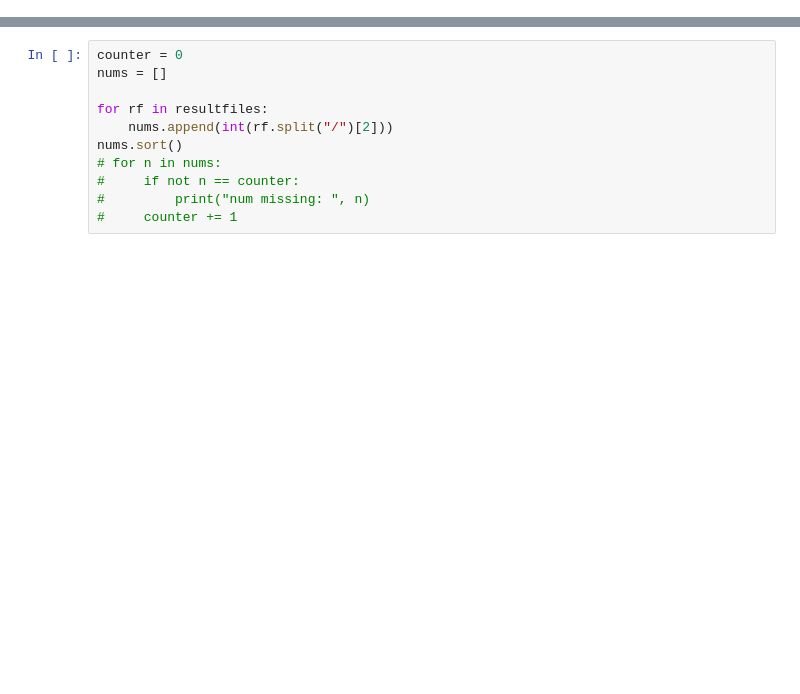
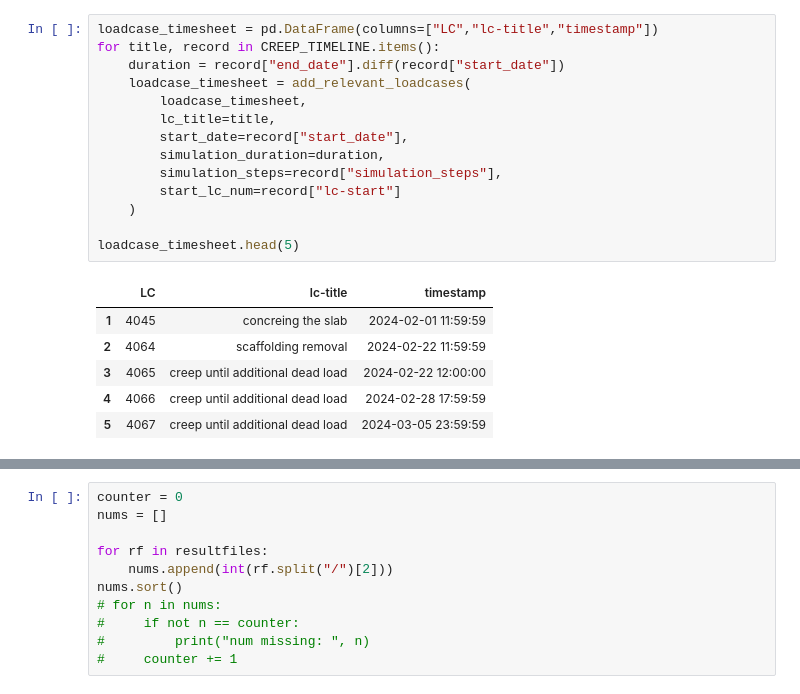
Before and after one commit to DavidSilhanek/TUD, a Jupyter notebook: postprocess_qmc_collect.ipynb, the cells around one changed output, grey strips where cells are left out. Drawn from its saved outputs; the diff is of its cells as text; blank space fills up the shorter version.

```diff
--- a/postprocess_qmc_collect.ipynb
+++ b/postprocess_qmc_collect.ipynb
@@ -8,0 +166,21 @@ import seaborn as sns
+# %%
+loadcase_timesheet = pd.DataFrame(columns=["LC","lc-title","timestamp"])
+for title, record in CREEP_TIMELINE.items():
+    duration = record["end_date"].diff(record["start_date"])
+    loadcase_timesheet = add_relevant_loadcases(
+        loadcase_timesheet,
+        lc_title=title,
+        start_date=record["start_date"],
+        simulation_duration=duration,
+        simulation_steps=record["simulation_steps"],
+        start_lc_num=record["lc-start"]
+    )
+
+loadcase_timesheet.head(5)
+# %% [output]
+|  | LC | lc-title | timestamp |
+| 1 | 4045 | concreing the slab | 2024-02-01 11:59:59 |
+| 2 | 4064 | scaffolding removal | 2024-02-22 11:59:59 |
+| 3 | 4065 | creep until additional dead load | 2024-02-22 12:00:00 |
+| 4 | 4066 | creep until additional dead load | 2024-02-28 17:59:59 |
+| 5 | 4067 | creep until additional dead load | 2024-03-05 23:59:59 |
```
Also changed, not shown: parts of 18 cells of this notebook, 6 other files.
